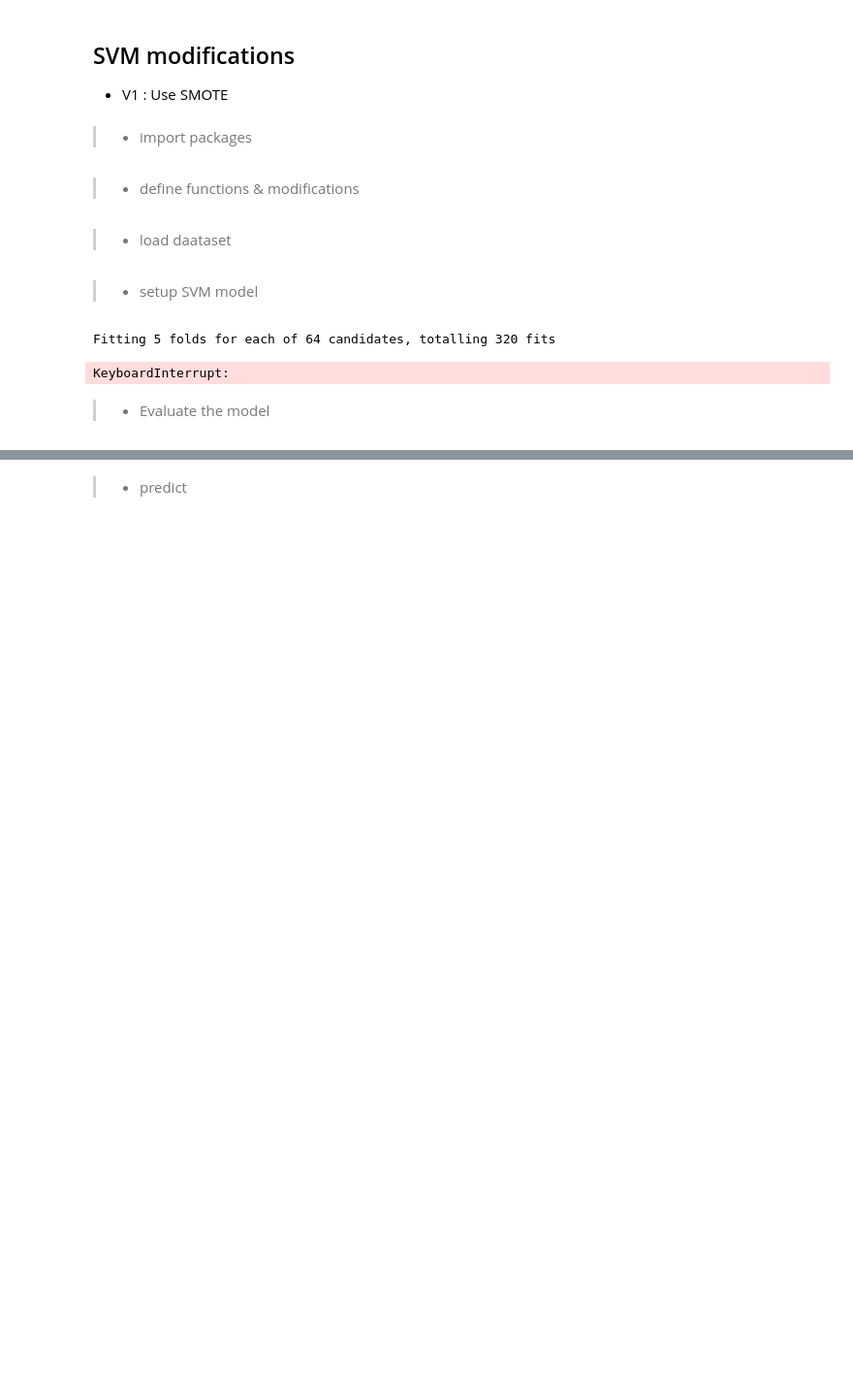
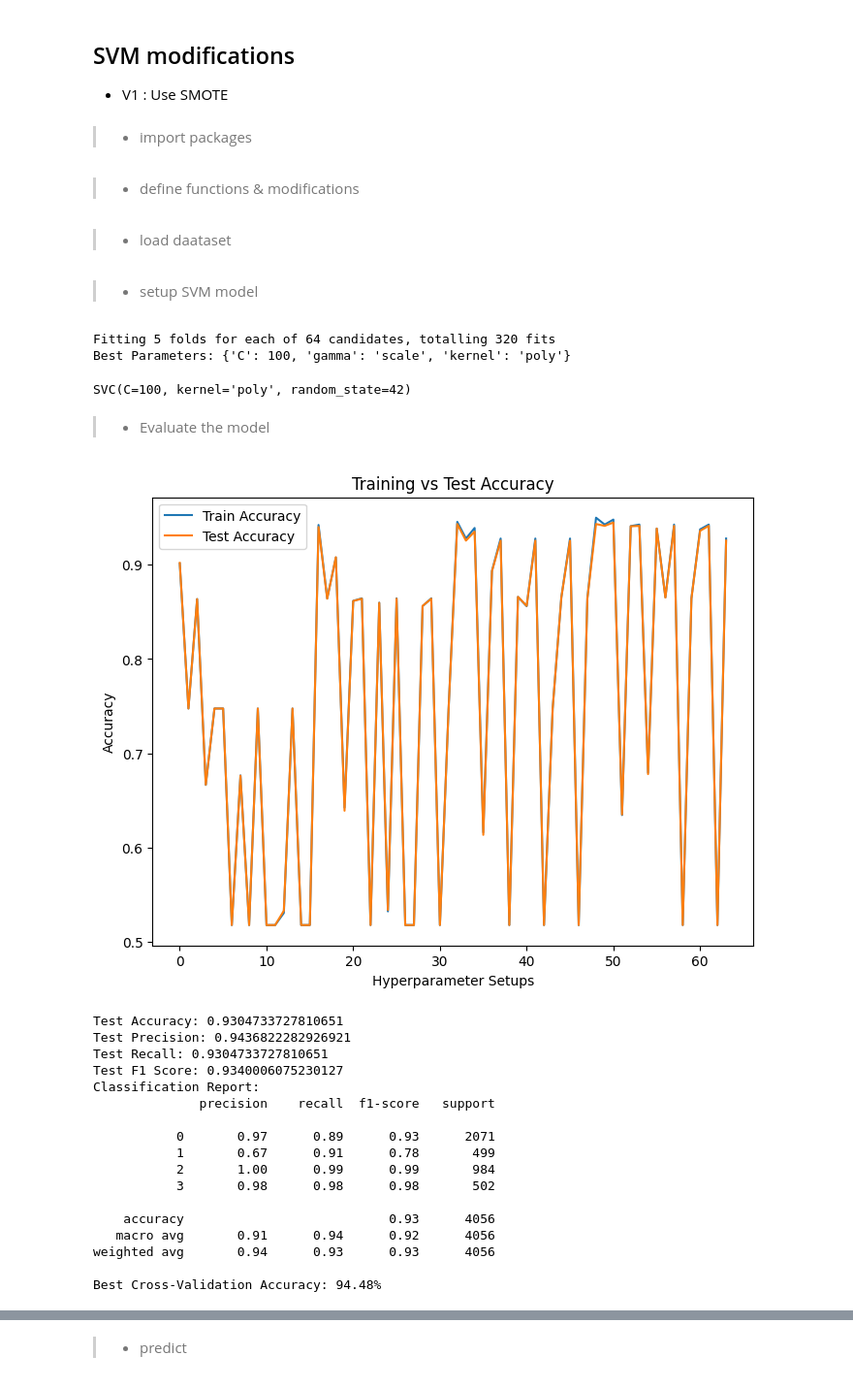
Before and after one commit to SasanDilanthaSTD/Research_Prepare, a Jupyter notebook: Notebooks/model/CROP_IMGS/002_SVM_Model_test_2.ipynb, the cells around one changed output, grey strips where cells are left out. Shown at 97% size. Cells and saved outputs as stored; diff of their text form; code cells hidden in the pictures; blank space fills up the shorter version.

Commit message:
improve svm using SMOTE & weight balance

```diff
--- a/Notebooks/model/CROP_IMGS/002_SVM_Model_test_2.ipynb
+++ b/Notebooks/model/CROP_IMGS/002_SVM_Model_test_2.ipynb
@@ -45,8 +46,6 @@ def extract_features(image_path):
         return [
             np.mean(ndvi), np.std(ndvi),  # Add standard deviation
             np.mean(ndwi), np.std(ndwi),
-            np.percentile(nir, 75),  # Texture features
-            np.mean(swir > np.quantile(swir, 0.75))  # Threshold features
         ]
 # %% [markdown]
 >- load daataset
@@ -97,8 +96,9 @@ kf = KFold(n_splits=5, shuffle=True, random_state=42)
 grid_search = GridSearchCV(svm_model, param_grid, cv=kf, n_jobs=-1, verbose=2, return_train_score=True)
 
 # Train model with cross-validation
-grid_search.fit(X_res, y_res)
-
+# grid_search.fit(X_res, y_res)
+X_sample, y_sample = shuffle(X, y, random_state=42, n_samples=2500)  # Use only 2500 samples
+grid_search.fit(X_sample, y_sample)
 # Get the best model from Grid Search
 best_model = grid_search.best_estimator_
 
@@ -109,7 +109,8 @@ print(f"Best Parameters: {grid_search.best_params_}")
 best_model.fit(X_res, y_res)
 # %% [output]
 Fitting 5 folds for each of 64 candidates, totalling 320 fits
+Best Parameters: {'C': 100, 'gamma': 'scale', 'kernel': 'poly'}
-KeyboardInterrupt:
+SVC(C=100, kernel='poly', random_state=42)
 # %% [markdown]
 >- Evaluate the model
 # %%
@@ -128,35 +129,54 @@ confusion = confusion_matrix(y_test, y_test_pred)
 train_accuracy = grid_search.cv_results_['mean_train_score']
 test_accuracy_cv = grid_search.cv_results_['mean_test_score']
 
 plt.figure(figsize=(8, 6))
 plt.plot(train_accuracy, label='Train Accuracy')
 plt.plot(test_accuracy_cv, label='Test Accuracy')
 plt.xlabel('Hyperparameter Setups')
 plt.ylabel('Accuracy')
 plt.title('Training vs Test Accuracy')
 plt.legend()
-plt.savefig(Path("../../../IMG/NEW/SVM_V2_accuracy_plot.png"))
+# plt.savefig(Path("../../../IMG/NEW/SVM_V4_accuracy_plot.png"))
 plt.show()
 
 # Log confusion matrix as an image
 plt.figure(figsize=(8, 6))
 sns.heatmap(confusion, annot=True, fmt='d', cmap='Blues')
 plt.title('Confusion Matrix')
 plt.xlabel('Predicted Label')
 plt.ylabel('True Label')
-plt.savefig(Path("../../../IMG/NEW/SVM_V2_confusion_matrix.png"))  # Save confusion matrix
+# plt.savefig(Path("../../../IMG/NEW/SVM_V4_confusion_matrix.png"))  # Save confusion matrix
 
 # Print results
 print(f"Test Accuracy: {test_accuracy}")
 print(f"Test Precision: {test_precision}")
 print(f"Test Recall: {test_recall}")
 print(f"Test F1 Score: {test_f1}")
 print(f"Classification Report:\n{test_report}")
 
 # Save the best model to disk
-svm_model_v2 = Path("../../../models/Map/svm_model_v2.joblib")
-joblib.dump(best_model, svm_model_v2)
-print(f"Saved model to: {svm_model_v2}")
+# svm_model_v4 = Path("../../../models/Map/svm_model_v4.joblib")
+# joblib.dump(best_model, svm_model_v4)
+# print(f"Saved model to: {svm_model_v4}")
 
 # Evaluate using cross-validation accuracy
 print(f"Best Cross-Validation Accuracy: {grid_search.best_score_ * 100:.2f}%")
+# %% [output]
+[figure, added]
+Test Accuracy: 0.9304733727810651
+Test Precision: 0.9436822282926921
+Test Recall: 0.9304733727810651
+Test F1 Score: 0.9340006075230127
+Classification Report:
+              precision    recall  f1-score   support
+
+           0       0.97      0.89      0.93      2071
+           1       0.67      0.91      0.78       499
+           2       1.00      0.99      0.99       984
+           3       0.98      0.98      0.98       502
+
+    accuracy                           0.93      4056
+   macro avg       0.91      0.94      0.92      4056
+weighted avg       0.94      0.93      0.93      4056
+
+Best Cross-Validation Accuracy: 94.48%
```
Also changed, not shown: parts of 3 cells of this notebook, 6 other files.
